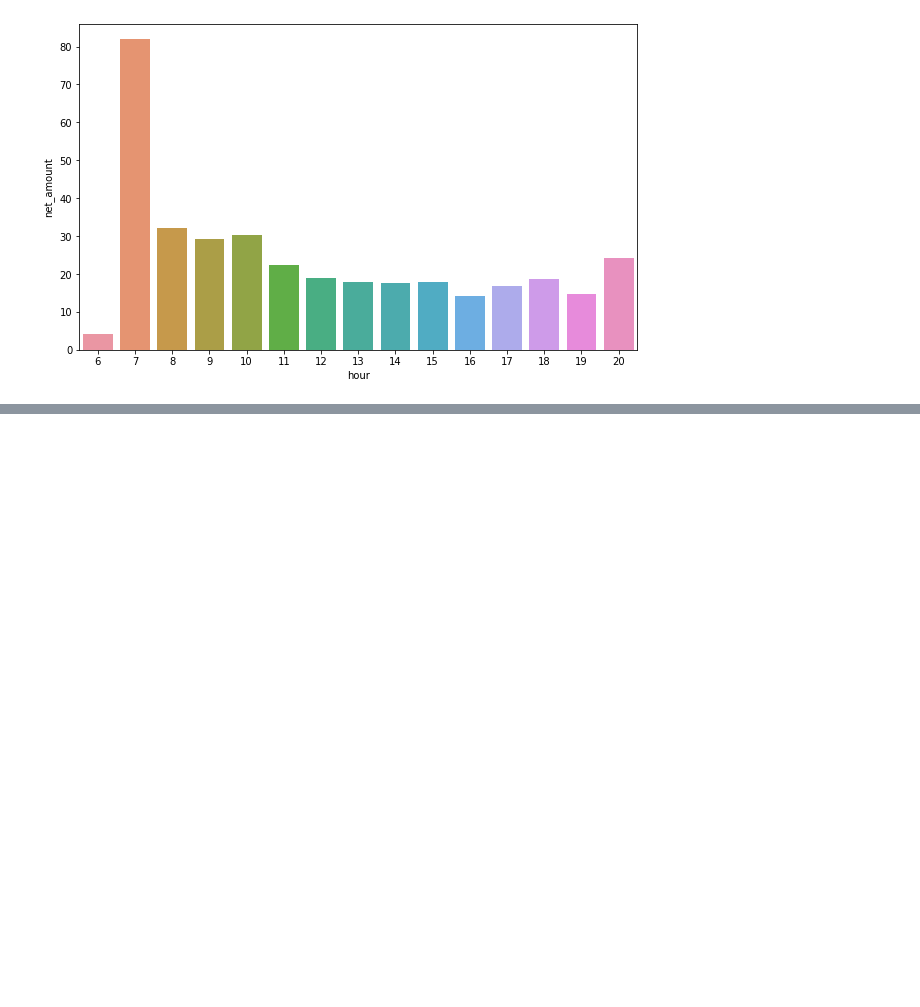
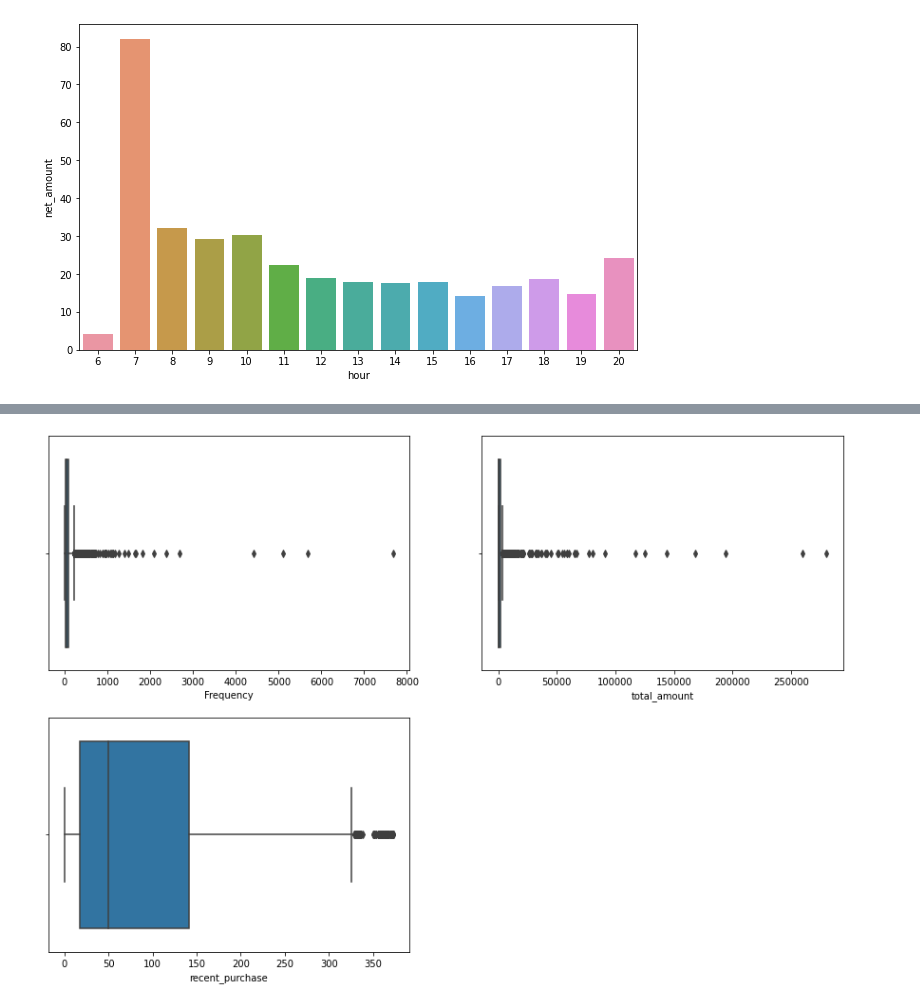
Before and after one commit to shreesha2304/Online-Retail-Customer-Segmentation, a Jupyter notebook: Online_Retail_Customer_Segmentation_Capstone_Project.ipynb, the cells around one changed output, grey strips where cells are left out. Saved outputs shown, nothing was run; the diff lists cells and outputs as text; code cells hidden in the pictures; blank space fills up the shorter version.

```diff
--- a/Online_Retail_Customer_Segmentation_Capstone_Project.ipynb
+++ b/Online_Retail_Customer_Segmentation_Capstone_Project.ipynb
@@ -268,0 +307,8 @@ sns.barplot(x=hourly_amt['hour'], y=hourly_amt['net_amount'])
+# %%
+df['time_diff']=df['InvoiceDate'].max()-df['InvoiceDate']
+# %%
+time_diff_df=df.groupby(['CustomerID']).time_diff.min().reset_index()
+time_diff_df.rename(columns={'time_diff':'recent_purchase'},inplace=True)
+# time_diff_df
+# %%
+df_new=pd.merge(customer_info,time_diff_df, on='CustomerID')
@@ -268,0 +345,11 @@ sns.barplot(x=hourly_amt['hour'], y=hourly_amt['net_amount'])
+# %%
+df_new['recent_purchase'] = df_new['recent_purchase'].dt.days
+# %%
+plt.figure(figsize=(15,10))
+n =1;
+for i in df_new.columns[1:]:
+  plt.subplot(2,2,n)
+  sns.boxplot(df_new[i])
+  n+=1
+# %% [output]
+[figure, added]
```
Also changed, not shown: parts of 18 cells of this notebook.
